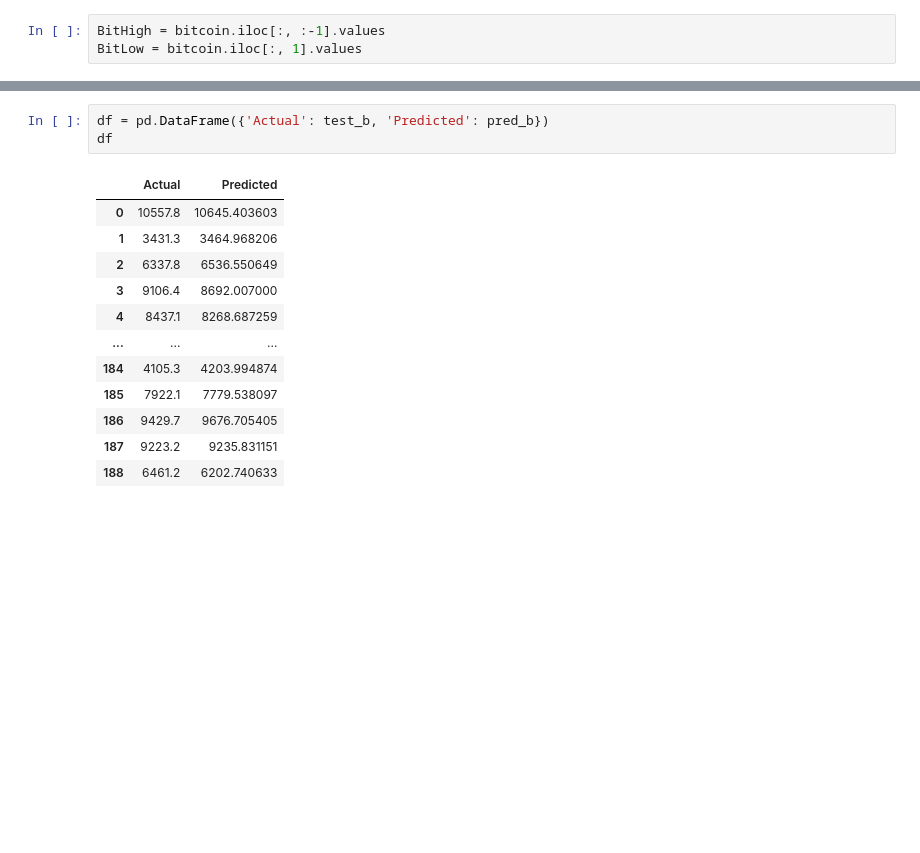
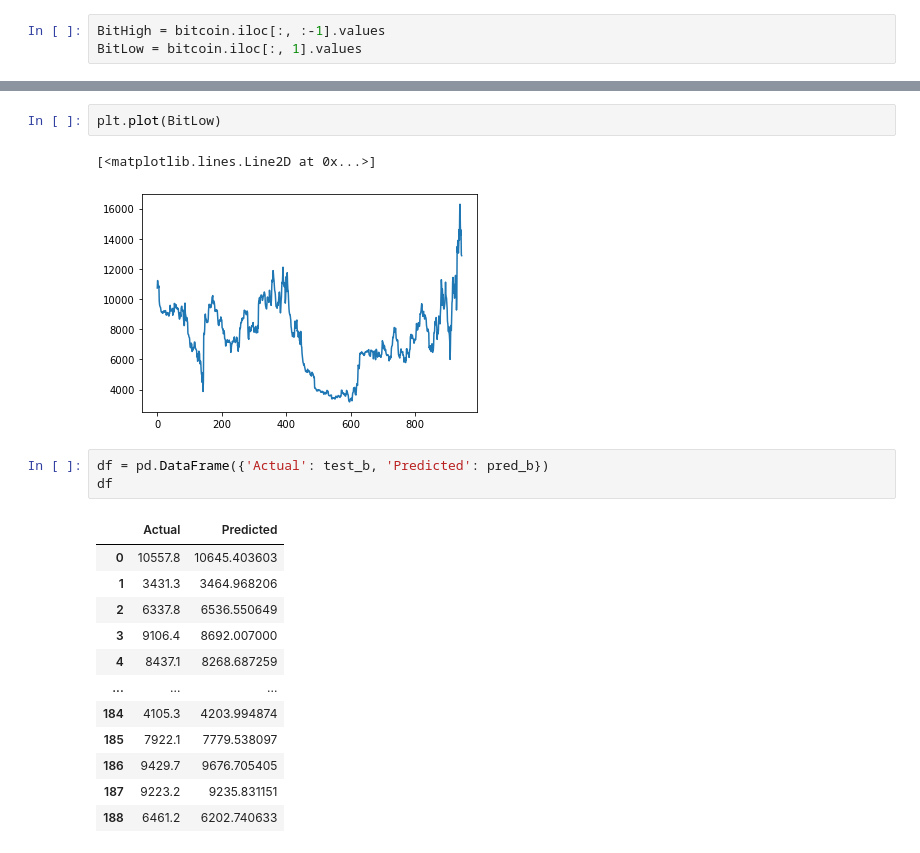
Before and after one commit to Akekunnaya/Bitcoin_and_Ethereum_Training_Model, a Jupyter notebook: Bitcoin_Training_Model.ipynb, the cells around one changed output, grey strips where cells are left out. Drawn from its saved outputs; the diff is of its cells as text; blank space fills up the shorter version.

```diff
--- a/Bitcoin_Training_Model.ipynb
+++ b/Bitcoin_Training_Model.ipynb
@@ -98,3 +100,8 @@ array([10645.40360341,  3464.96820639,  6536.55064941,  8692.00699989,
+# %%
+plt.plot(BitLow)
+# %% [output]
+[<matplotlib.lines.Line2D at 0x...>]
+[figure, added]
 # %%
 df = pd.DataFrame({'Actual': test_b, 'Predicted': pred_b})
 df
```
Also changed, not shown: parts of 10 cells of this notebook.
